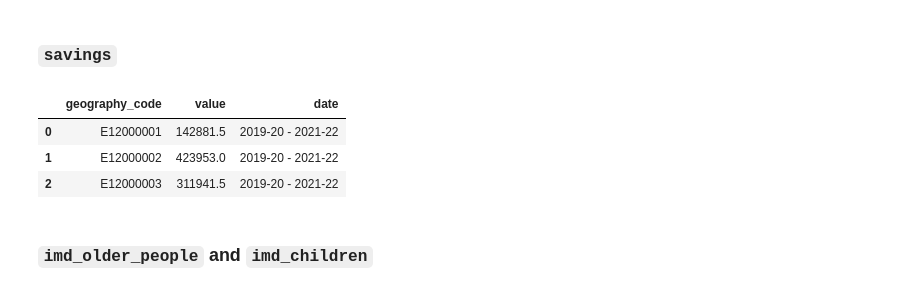
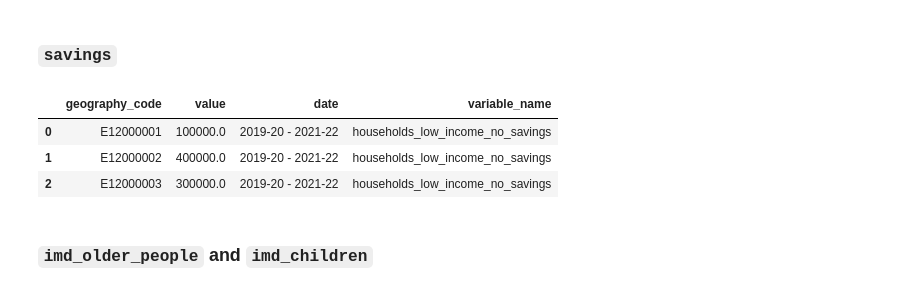
Before and after one commit to open-innovations/jrf-insight, a Jupyter notebook: pipelines/place/transform.ipynb, the cells around one changed output. Saved outputs shown, nothing was run; the diff lists cells and outputs as text; code cells hidden in the pictures.

Commit message:
Adding savings visualisation

```diff
--- a/pipelines/place/transform.ipynb
+++ b/pipelines/place/transform.ipynb
@@ -224,7 +224,7 @@ number_of_working_age
 hbai_age_cat = pd.read_csv(f'{DATA_DIR}/hbai/Type of Individual by Age Category.csv')
 #hbai_age_cat = hbai_age_cat[hbai_age_cat.variable_name == "In low income (below threshold)"]
 
-def three_year_average(data, variable_name, date_name, groupby):
+def three_year_average(data, variable_name, date_name, groupby, round=False):
     '''
     Three year rolling average
     '''
@@ -249,7 +249,8 @@ def three_year_average(data, variable_name, date_name, groupby):
         new_data["date"] = f'{most_recent_dates[0]} - {most_recent_dates[len(most_recent_dates)-1]}'
         #new_data["variable_name"] = variable_name
         # rounding to nearest 0.1mil, according to user guidance.
-        #new_data = new_data.round(-5).reset_index()
+        if round:
+            new_data = new_data.round(-5)
         frames.append(new_data.reset_index())
         #i+=1
         #print(i)
@@ -277,16 +278,18 @@ hbai_percent.reset_index(inplace=True)
 # %%
 savings = pd.read_csv(f'{DATA_DIR}/hbai/Savings and Investments of Adults in the Family of the Individual.csv')
 #savings = savings[savings['Financial Year'] == max(savings['Financial Year'])]
 savings = savings[savings.variable_name == 'In low income (below threshold)']
 savings = savings[savings['Savings and Investments of Adults in the Family of the Individual'] == 'No savings']
 savings = three_year_average(savings, 'people_low_income_households_no_savings', 'Financial Year', ['geography_code'])
 savings = savings[savings.date == max(savings.date)]
+savings['variable_name'] = "households_low_income_no_savings"
+savings = savings.round(-5)
 savings
 # %% [output]
-|  | geography_code | value | date |
-| 0 | E12000001 | 142881.5 | 2019-20 - 2021-22 |
-| 1 | E12000002 | 423953.0 | 2019-20 - 2021-22 |
-| 2 | E12000003 | 311941.5 | 2019-20 - 2021-22 |
+|  | geography_code | value | date | variable_name |
+| 0 | E12000001 | 100000.0 | 2019-20 - 2021-22 | households_low_income_no_savings |
+| 1 | E12000002 | 400000.0 | 2019-20 - 2021-22 | households_low_income_no_savings |
+| 2 | E12000003 | 300000.0 | 2019-20 - 2021-22 | households_low_income_no_savings |
 # %% [markdown]
 ### `imd_older_people` and `imd_children`
 # %%
```
Also changed, not shown: parts of 5 cells of this notebook, 6 other files.
